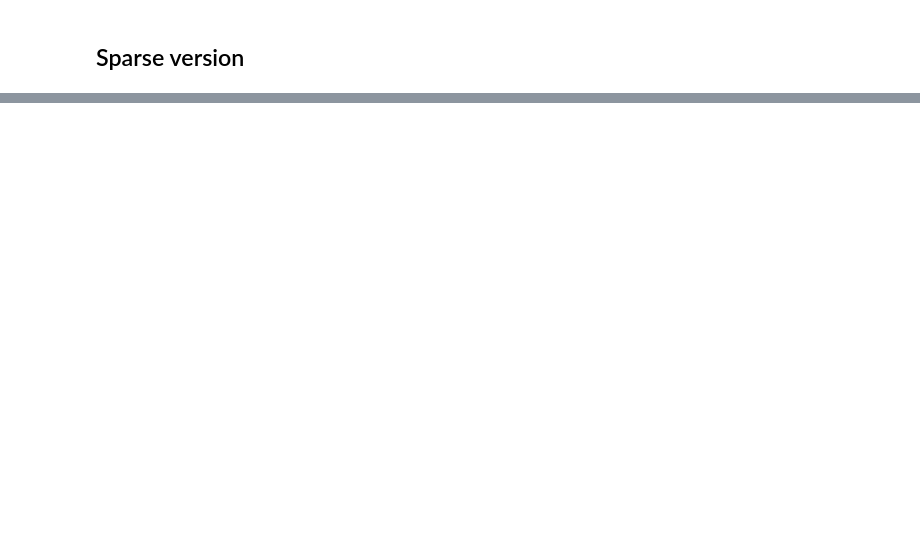
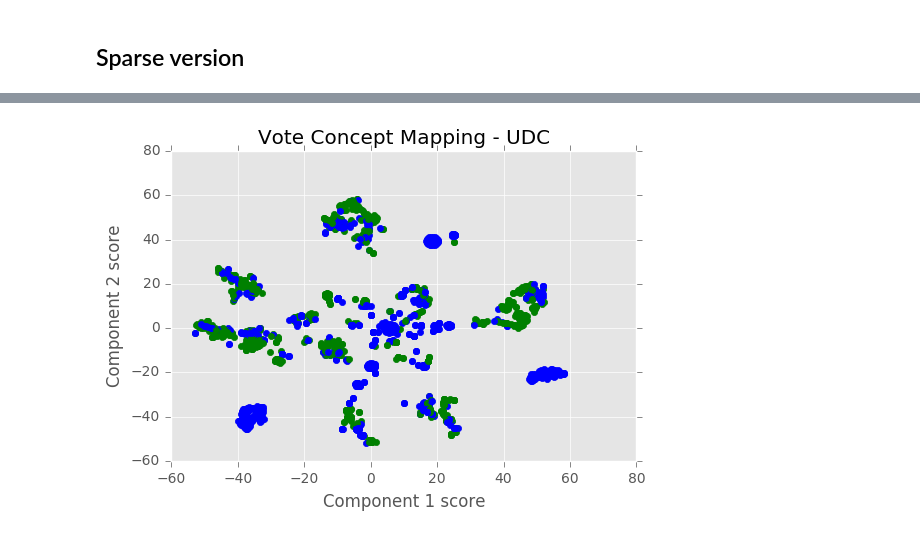
Before and after one commit to lazareGirardin/DataJamDays, a Jupyter notebook: Parlement_all_votes.ipynb, the cells around one changed output, grey strips where cells are left out. Cells and saved outputs as stored; diff of their text form; code cells hidden in the pictures; blank space fills up the shorter version.

```diff
--- a/Parlement_all_votes.ipynb
+++ b/Parlement_all_votes.ipynb
@@ -187,12 +294,28 @@ for i,c in enumerate(good_dict):
+# %%
+#for idx, row in clean_df.iterrows():
+    #print(idx)
+abc_df = clean_df.rename(columns=party_dict)
+#for column in abc_df:
+#    abc_df['UDC'] =
+voter_pattern_df = pd.DataFrame()
+voter_pattern_df['UDC'] = (abc_df[4][abc_df[4] == 2.0].count(axis=1) > 0)
+voter_pattern_df['PS'] = (abc_df[2][abc_df[2] == 2.0].count(axis=1) > 0)
+voter_pattern_df['PLR'] = (abc_df[1][abc_df[1] == 2.0].count(axis=1) > 0)
+voter_pattern_df['Verts'] = (abc_df[6][abc_df[6] == 2.0].count(axis=1) > 0)
+
+voter_pattern_df = voter_pattern_df.astype(int)
 # %%
+# Exemple UDC
 plt.figure(1)
-plt.title("Politician Concept Mapping")
+plt.title("Vote Concept Mapping - UDC")
 x = W_embedded[0,:]
 y = W_embedded[1,:]
-color_dict = {4:'chocolate', 2:'red', 1:'blue', 6:'green'}
+color_dict = {0:'blue', 1:'green'}
 plt.xlabel("Component 1 score")
 plt.ylabel("Component 2 score")
-j=0
-for i,c in enumerate(good_dict):
-    plt.scatter(W_embedded[0,:][i], W_embedded[1,:][i], color=color_dict[party_dict[good_dict[c]]])
+
+for i,c in enumerate(voter_pattern_df['UDC']):
+    plt.scatter(W_embedded[:,0][i], W_embedded[:,1][i], color=color_dict[voter_pattern_df['UDC'].iloc[i]])
+# %% [output]
+[figure, added]
 # %%
```
Also changed, not shown: parts of 25 cells of this notebook.
